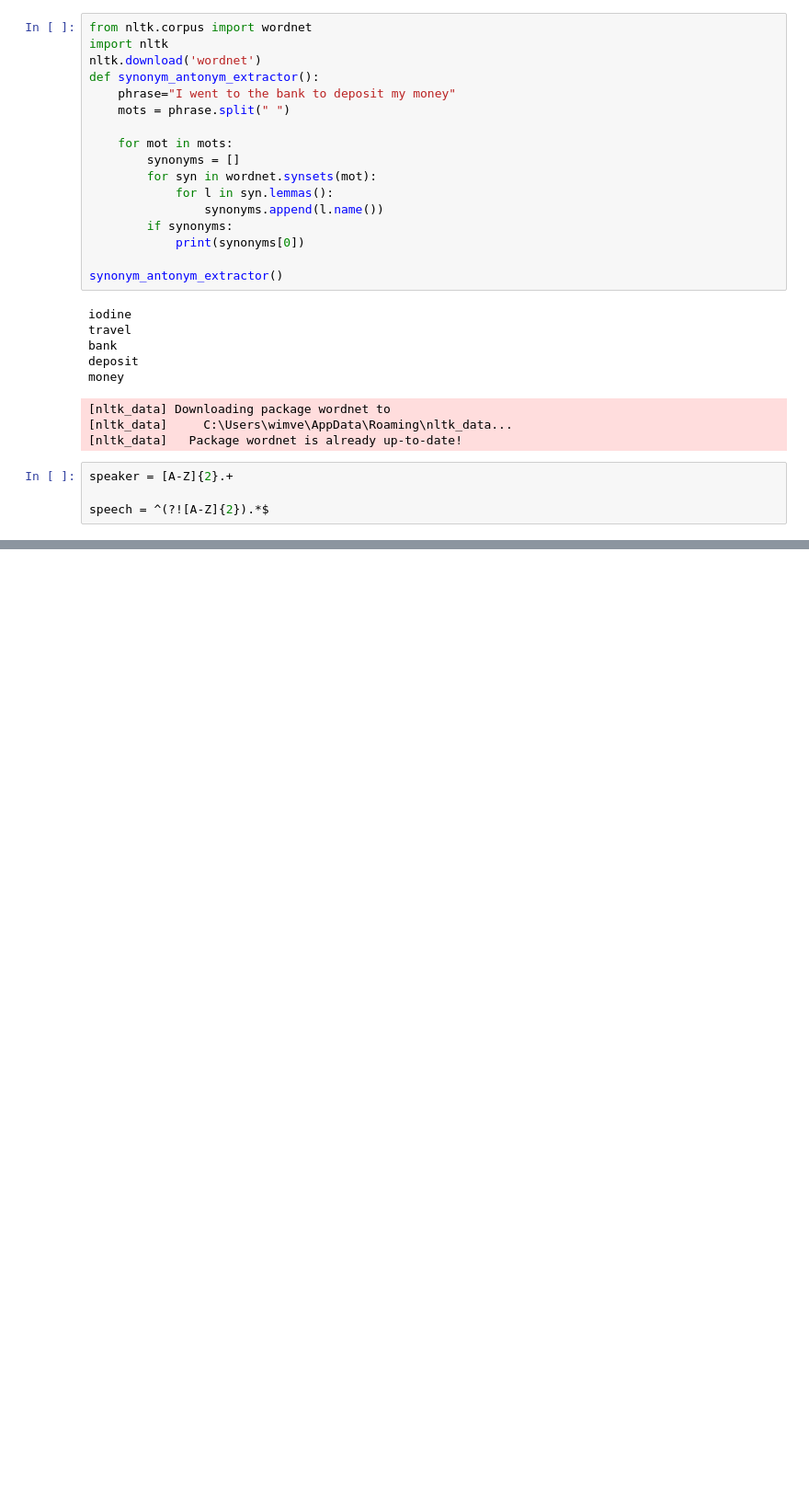
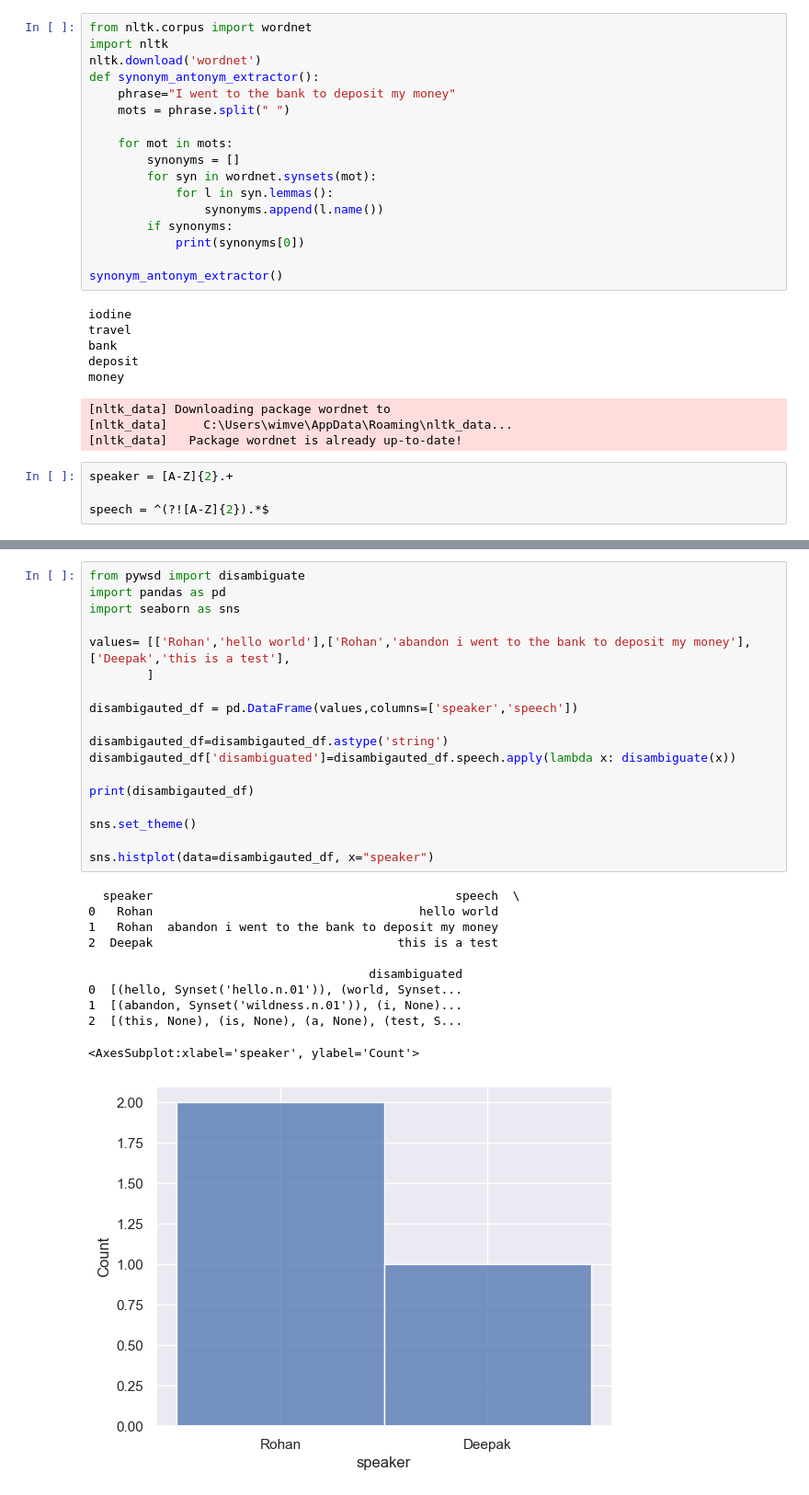
Before and after one commit to unil-ish/PoopProjects, a Jupyter notebook: 2021_22/project_group_alot.ipynb, the cells around one changed output, grey strips where cells are left out. Shown at 92% size. Saved outputs shown, nothing was run; the diff lists cells and outputs as text; blank space fills up the shorter version.

```diff
--- a/2021_22/project_group_alot.ipynb
+++ b/2021_22/project_group_alot.ipynb
@@ -268,0 +287,30 @@ speech = ^(?![A-Z]{2}).*$
+# %%
+from pywsd import disambiguate
+import pandas as pd
+import seaborn as sns
+
+values= [['Rohan','hello world'],['Rohan','abandon i went to the bank to deposit my money'],['Deepak','this is a test'],
+        ]
+
+disambigauted_df = pd.DataFrame(values,columns=['speaker','speech'])
+
+disambigauted_df=disambigauted_df.astype('string')
+disambigauted_df['disambiguated']=disambigauted_df.speech.apply(lambda x: disambiguate(x))
+
+print(disambigauted_df)
+
+sns.set_theme()
+
+sns.histplot(data=disambigauted_df, x="speaker")
+# %% [output]
+  speaker                                          speech  \
+0   Rohan                                     hello world
+1   Rohan  abandon i went to the bank to deposit my money
+2  Deepak                                  this is a test
+
+                                       disambiguated
+0  [(hello, Synset('hello.n.01')), (world, Synset...
+1  [(abandon, Synset('wildness.n.01')), (i, None)...
+2  [(this, None), (is, None), (a, None), (test, S...
+<AxesSubplot:xlabel='speaker', ylabel='Count'>
+[figure, added]
```
Also changed, not shown: parts of 1 cell of this notebook, 3 other files.
